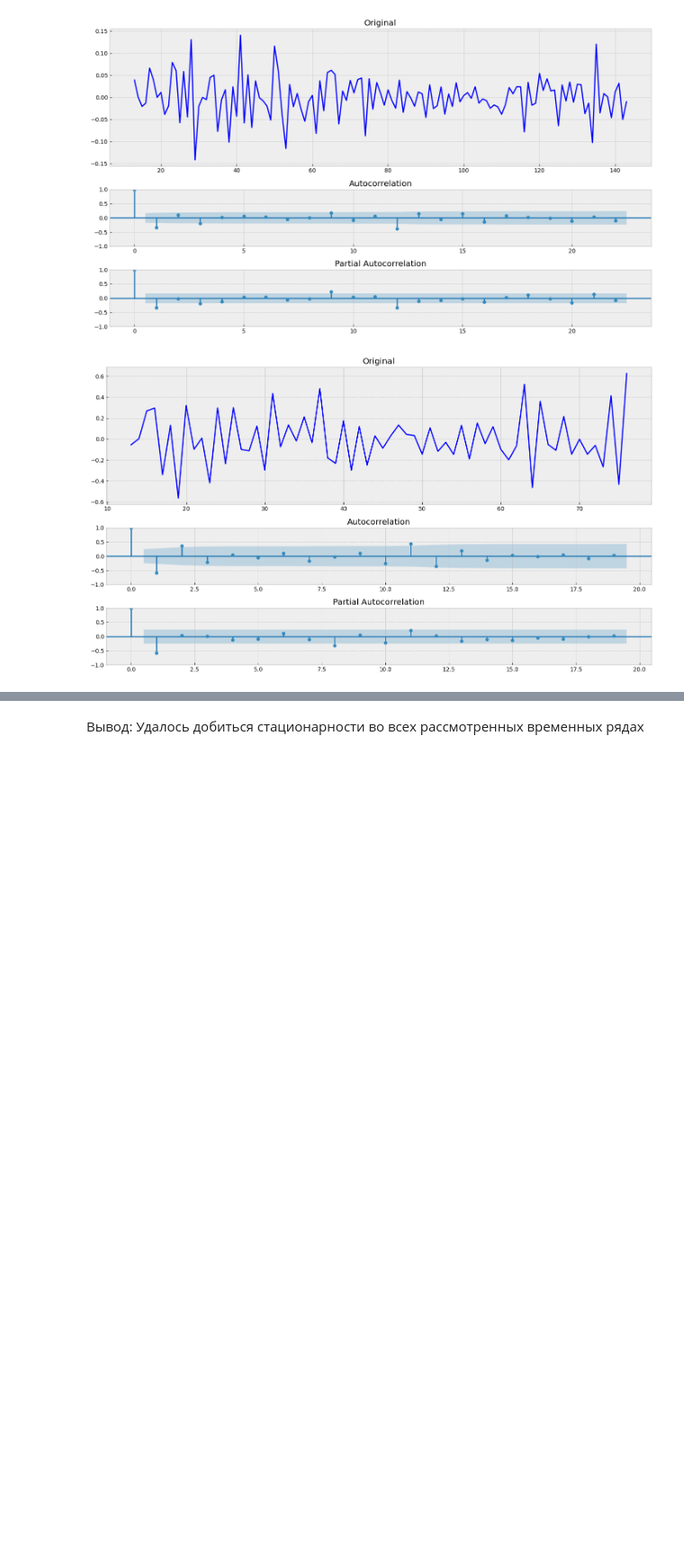
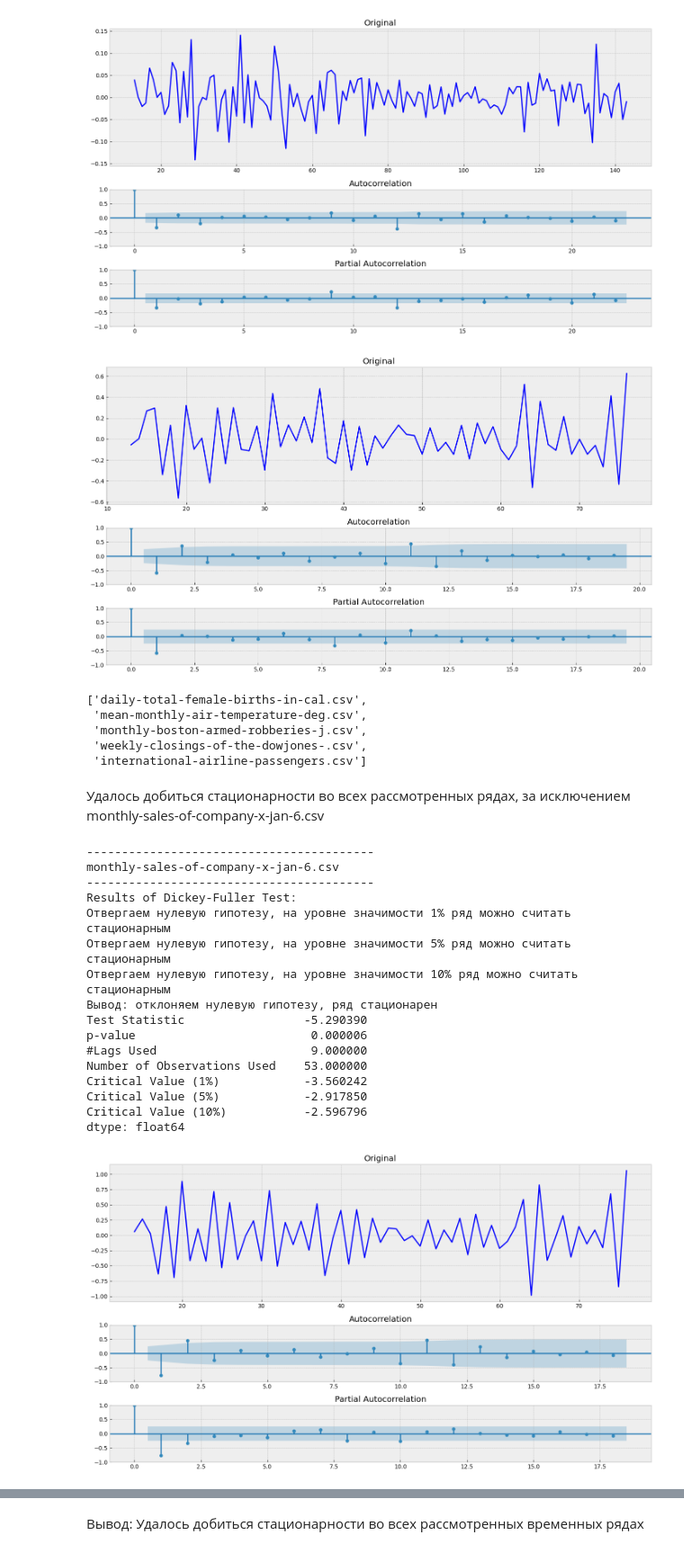
Before and after one commit to solobala/TSML13, a Jupyter notebook: TSML13_DZ1.ipynb, the cells around one changed output, grey strips where cells are left out. Shown at 90% size. Cells and saved outputs as stored; diff of their text form; code cells hidden in the pictures; blank space fills up the shorter version.

```diff
--- a/TSML13_DZ1.ipynb
+++ b/TSML13_DZ1.ipynb
@@ -316,3 +307,46 @@ Critical Value (10%)           -2.596796
 dtype: float64
 [figure]
 [figure]
+# %%
+good_ts_names
+# %% [output]
+['daily-total-female-births-in-cal.csv',
+ 'mean-monthly-air-temperature-deg.csv',
+ 'monthly-boston-armed-robberies-j.csv',
+ 'weekly-closings-of-the-dowjones-.csv',
+ 'international-airline-passengers.csv']
+# %% [markdown]
+Удалось добиться стационарности во всех рассмотренных рядах, за исключением monthly-sales-of-company-x-jan-6.csv
+# %%
+# Лаг = 1
+for key, value in time_series.items():
+  if key not in good_ts_names:
+    series = time_series[key]['Value']
+    series = series.diff(1)
+    series.dropna(inplace=True)
+    print('-----------------------------------------')
+    print(f'{key}')
+    print('-----------------------------------------')
+    if tsplot(series):
+      good_ts_names.append(key)
+      pass
+    time_series[key]['Value'] = time_series[key]['Value'].diff(1)
+    time_series[key].dropna(inplace=True)
+# %% [output]
+-----------------------------------------
+monthly-sales-of-company-x-jan-6.csv
+-----------------------------------------
+Results of Dickey-Fuller Test:
+Отвергаем нулевую гипотезу, на уровне значимости 1% ряд можно считать стационарным
+Отвергаем нулевую гипотезу, на уровне значимости 5% ряд можно считать стационарным
+Отвергаем нулевую гипотезу, на уровне значимости 10% ряд можно считать стационарным
+Вывод: отклоняем нулевую гипотезу, ряд стационарен
+Test Statistic                 -5.290390
+p-value                         0.000006
+#Lags Used                      9.000000
+Number of Observations Used    53.000000
+Critical Value (1%)            -3.560242
+Critical Value (5%)            -2.917850
+Critical Value (10%)           -2.596796
+dtype: float64
+[figure, added]
```
Also changed, not shown: parts of 4 cells of this notebook.
